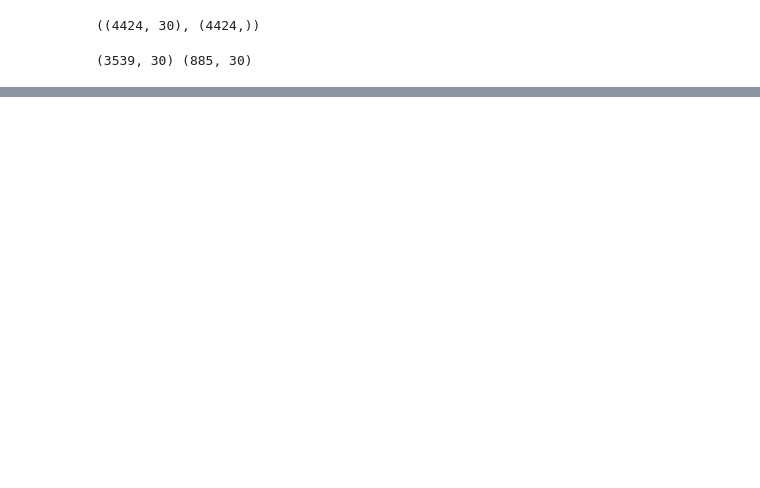
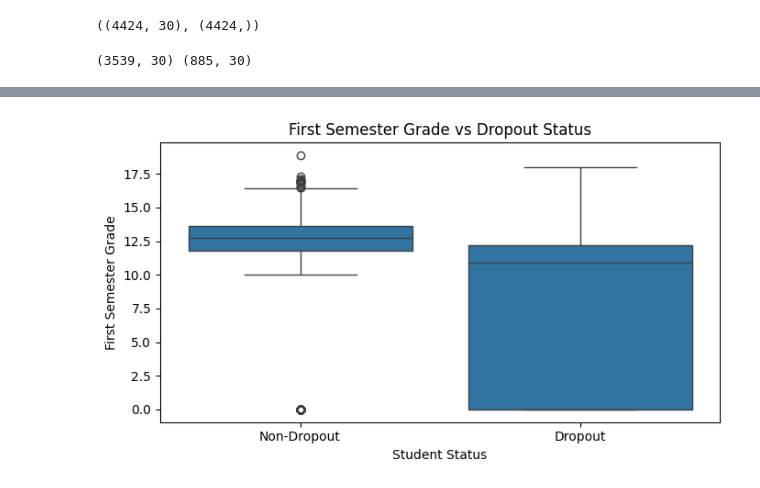
Before and after one commit to PawaniMekhala/AI-Driven-Student-Dropout-Prediction, a Jupyter notebook: 02_preprocessing.ipynb, the cells around one changed output, grey strips where cells are left out. Saved outputs shown, nothing was run; the diff lists cells and outputs as text; code cells hidden in the pictures; blank space fills up the shorter version.

```diff
--- a/02_preprocessing.ipynb
+++ b/02_preprocessing.ipynb
@@ -175,0 +225,11 @@ y_test.to_csv(
+# %%
+plt.figure(figsize=(7,4))
+sns.boxplot(x='Dropout', y='Curricular units 1st sem (grade)', data=df)
+plt.xticks([0,1], ['Non-Dropout', 'Dropout'])
+plt.xlabel('Student Status')
+plt.ylabel('First Semester Grade')
+plt.title('First Semester Grade vs Dropout Status')
+plt.tight_layout()
+plt.show()
+# %% [output]
+[figure, added]
```
Also changed, not shown: parts of 7 cells of this notebook.
